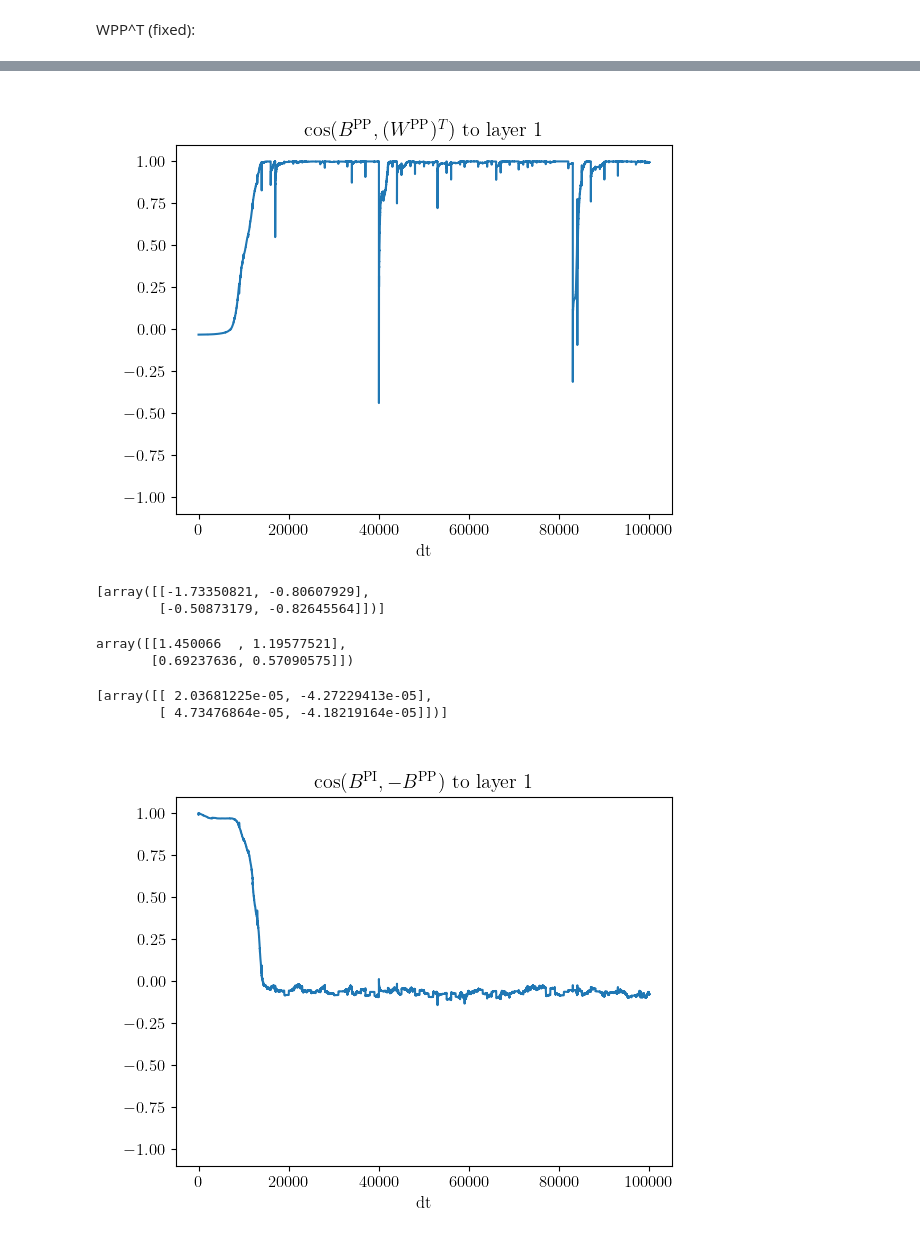
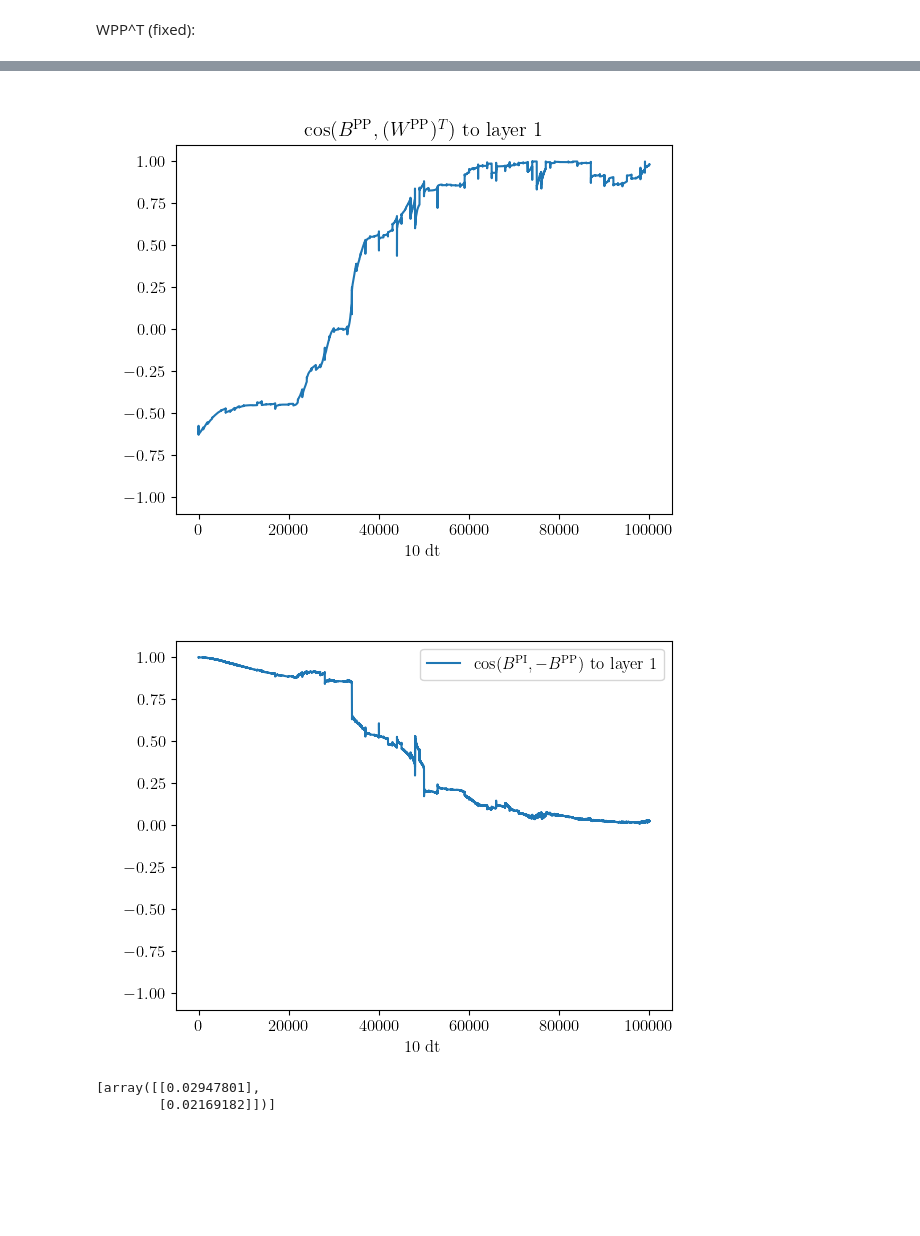
Before and after one commit to kma-code/Phaseless-Alignment-Learning, a Jupyter notebook: RtDeep/RtDeep simple demo.ipynb, the cells around one changed output, grey strips where cells are left out. Cells and saved outputs as stored; diff of their text form; code cells hidden in the pictures; blank space fills up the shorter version.

Commit message:
Adding noise on apical instead of soma. Implemented toggle for low-pass of interneuron and hi-pass of pyramidal. Cleanup.

```diff
--- a/RtDeep/RtDeep simple demo.ipynb
+++ b/RtDeep/RtDeep simple demo.ipynb
@@ -333,9 +344,8 @@ Tpres  = 1e+4 * dt
 Tbw    = 1 * Tpres # time scale of phases for backward weight learning
 Ttot   = 100 * Tpres # total simulation time
 
-# noise settings: noise needs to be chosen very small, because we add it to the voltages,
-# and then calculate the lookahead value. This leads to large values noise_breve, which is ultimately used to update BPP
-noise_scale = [1e-6]
+# noise settings: noise_scale is used as vapi + noise where noise = noise_scale * max(|uP|)
+noise_scale = [5*1e-2]
 # %%
 np.random.seed(12345)
 
@@ -353,12 +363,12 @@ gntgt = 0.06
 
 # learning rates in 1/ms
 eta_fw = [0.0] * (len(layers) - 1)
-eta_bw = [10.0] * (len(layers) - 2)
-eta_IP = [20.0] * (len(layers) - 1)
-eta_PI = [100.0] * (len(layers) - 1)
+eta_bw = [1000.0] * (len(layers) - 2)
+eta_IP = [200.0] * (len(layers) - 1)
+eta_PI = [50.0] * (len(layers) - 1)
 
 # regularizer for backward weight learning
-alpha = [1e-1]
+alpha = [1e-4]
 
 # initialise voltages
 uP_init = []
@@ -368,12 +378,12 @@ for i in range(1, len(layers)):
 uI_init = [np.random.normal(0, 1, size=layers[-1])]
 
 
-INIT_CONST = 2
+INIT_CONST = 1
 
 # forward pp weights: connects all layers k, k+1
 WPP_init = []
 for i in range(len(layers)-1):
-    WPP_init.append(np.random.uniform(-INIT_CONST, INIT_CONST, size=(layers[i+1], layers[i])))
+    WPP_init.append(np.random.uniform(0, INIT_CONST, size=(layers[i+1], layers[i])))
 
 # p to inter: connects N-1 to N
 WIP_init = [np.random.uniform(-INIT_CONST, INIT_CONST, size=(layers[-1], layers[-2]))]
@@ -381,7 +391,7 @@ WIP_init = [np.random.uniform(-INIT_CONST, INIT_CONST, size=(layers[-1], layers[
 # backwards p to p: connects N to k
 BPP_init = []
 for i in range(1, len(layers)-1):
-    BPP_init.append(np.random.uniform(-INIT_CONST, INIT_CONST, size=(layers[i], layers[-1])))
+    BPP_init.append(np.random.uniform(-INIT_CONST, 0, size=(layers[i], layers[-1])))
 
 # backwards inter to p: connects N to k
 BPI_init = []
@@ -393,7 +403,8 @@ for i in range(1, len(layers)-1):
 r0_random = np.random.uniform(-1, 1, size=(int(Ttot / Tpres), layers[0]))
 r0_random = np.repeat(r0_random, int(Tpres / dt), axis=0)
 # %%
-mc2 = phased_noise_model(dt, dtxi, tausyn, Tbw, Tpres, noise_scale, alpha, 'LDRL', logistic, d_logistic, layers,
+mc2 = phased_noise_model(dt, dtxi, tausyn, Tbw, Tpres, noise_scale, alpha, inter_low_pass=False, pyr_hi_pass=True, model='LDRL',
+                         activation=logistic, d_activation=d_logistic, layers=layers,
             uP_init=uP_init, uI_init=uI_init,
             WPP_init=WPP_init, WIP_init=WIP_init, BPP_init=BPP_init, BPI_init=BPI_init,
             gl=gl, gden=gden, gbas=gbas, gapi=gapi, gnI=gnI, gntgt=gntgt,
@@ -516,6 +528,12 @@ cos_BPI_BPP = []
 for i in range(len(BPI_time_series[0])):
     cos_BPI_BPP.append(np.array([
         cos_sim(BPI_time_series[j][i], -BPP_time_series[j][i]) for j in range(0, len(BPI_time_series), 10)
+                           ]))
+
+cos_rIbreveBPI_rPbreveBPP = []
+for i in range(len(BPI_time_series[0])):
+    cos_rIbreveBPI_rPbreveBPP.append(np.array([
+        cos_sim(BPI_time_series[j][i] @ rIbreve_time_series[j][i], -BPP_time_series[j][i] @ rPbreve_time_series[j][i]) for j in range(0, len(BPI_time_series), 10)
                            ]))
 
 cos_WIP_WPP = []
@@ -553,50 +571,36 @@ array([[ 0.99085924, -1.96644681],
 # %%
 for i in range(len(layers[1:-1])):
     fig, ax = plt.subplots()
     ax.plot(cos_WPPtrans_BPP[i])
     plt.yscale('linear')
-    label = 'dt'
+    label = '10 dt'
     plt.xlabel(label)
     plt.title('$\cos(B^\mathrm{PP}, (W^\mathrm{PP})^T)$ to layer ' + str(i+1))
     plt.ylim(-1.1,1.1)
     plt.show()
 
 
 # fig, ax = plt.subplots()
 # ax.plot(np.array([WPP[1].T for WPP in WPP_time_series]).ravel(), label="WPP.T")
 # ax.plot(np.array(BPP_time_series).ravel(), label="BPP")
 # plt.yscale('linear')
 # label = 'dt'
 # plt.xlabel(label)
 # plt.ylabel("B")
 # plt.legend()
 # # plt.title('$\cos(W^\mathrm{IP}, W^\mathrm{PP})$ to layer ' + str(i+1))
 # plt.show()
 # %% [output]
-[figure, old version]
+[figure, new version]
-# %%
-BPI_time_series[0]
-# %% [output]
-[array([[-1.73350821, -0.80607929],
-        [-0.50873179, -0.82645564]])]
-# %%
--BPI_time_series[-1][0]
-# %% [output]
-array([[1.450066  , 1.19577521],
-       [0.69237636, 0.57090575]])
-# %%
-BPP_time_series[-1]
-# %% [output]
-[array([[ 2.03681225e-05, -4.27229413e-05],
-        [ 4.73476864e-05, -4.18219164e-05]])]
 # %%
 for i in range(len(layers[1:-1])):
     fig, ax = plt.subplots()
-    ax.plot(cos_BPI_BPP[i])
+    ax.plot(cos_BPI_BPP[i], label='$\cos(B^\mathrm{PI}, -B^\mathrm{PP})$ to layer ' + str(i+1))
+    # ax.plot(cos_rIbreveBPI_rPbreveBPP[i], label='$\cos(r^\mathrm{PI}, -r^\mathrm{PP})$ to layer ' + str(i+1))
     plt.yscale('linear')
-    label = 'dt'
+    label = '10 dt'
     plt.xlabel(label)
-    plt.title('$\cos(B^\mathrm{PI}, -B^\mathrm{PP})$ to layer ' + str(i+1))
+    plt.legend()
     plt.ylim(-1.1,1.1)
     plt.show()
 
@@ -612,7 +616,12 @@ for i in range(len(layers[1:-1])):
 # # plt.title('$\cos(W^\mathrm{IP}, W^\mathrm{PP})$ to layer ' + str(i+1))
 # plt.show()
 # %% [output]
-[figure, old version]
+[figure, new version]
+# %%
+mc1.BPP
+# %% [output]
+[array([[0.02947801],
+        [0.02169182]])]
 # %%
 for i in range(len(layers[1:-1])):
     fig, ax = plt.subplots()
```
Also changed, not shown: parts of 47 cells of this notebook, 1 other file.
